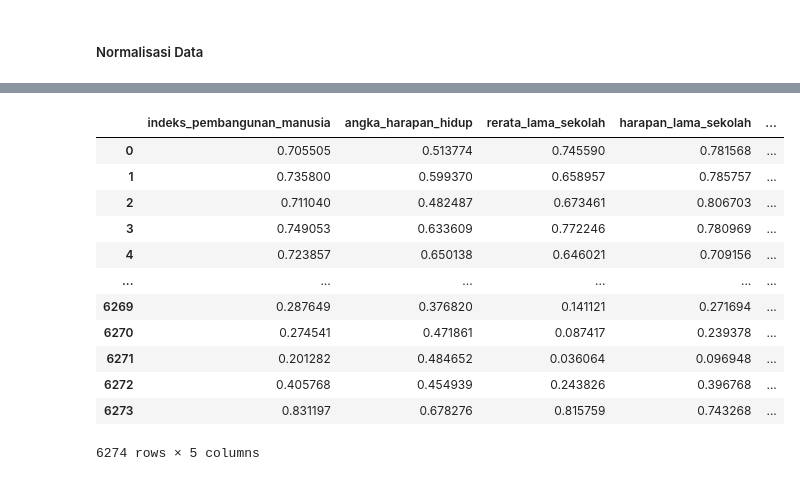
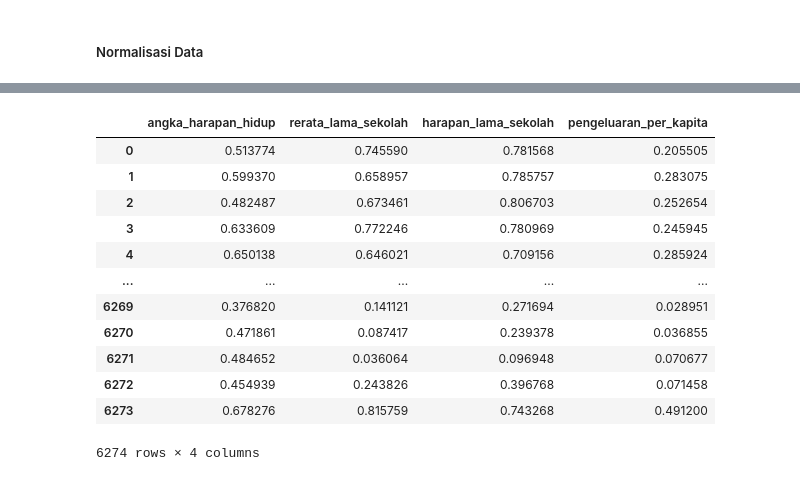
Before and after one commit to dikkawipraa22/Project-Metode-Kecerdasan-Buatan-Lanjut, a Jupyter notebook: preprocessing.ipynb, the cells around one changed output, grey strips where cells are left out. Drawn from its saved outputs; the diff is of its cells as text; code cells hidden in the pictures.

```diff
--- a/preprocessing.ipynb
+++ b/preprocessing.ipynb
@@ -203,17 +228,17 @@ array([[0.70550539, 0.5137741 , 0.74558996, 0.78156792, 0.20550526],
-# %%
-df_data_normalized
-# %% [output]
-|  | indeks_pembangunan_manusia | angka_harapan_hidup | rerata_lama_sekolah | harapan_lama_sekolah | ... |
-| 0 | 0.705505 | 0.513774 | 0.745590 | 0.781568 | ... |
-| 1 | 0.735800 | 0.599370 | 0.658957 | 0.785757 | ... |
-| 2 | 0.711040 | 0.482487 | 0.673461 | 0.806703 | ... |
-| 3 | 0.749053 | 0.633609 | 0.772246 | 0.780969 | ... |
-| 4 | 0.723857 | 0.650138 | 0.646021 | 0.709156 | ... |
-| ... | ... | ... | ... | ... | ... |
-| 6269 | 0.287649 | 0.376820 | 0.141121 | 0.271694 | ... |
-| 6270 | 0.274541 | 0.471861 | 0.087417 | 0.239378 | ... |
-| 6271 | 0.201282 | 0.484652 | 0.036064 | 0.096948 | ... |
-| 6272 | 0.405768 | 0.454939 | 0.243826 | 0.396768 | ... |
-| 6273 | 0.831197 | 0.678276 | 0.815759 | 0.743268 | ... |
-6274 rows × 5 columns
+# %%
+df_X_normalized
+# %% [output]
+|  | angka_harapan_hidup | rerata_lama_sekolah | harapan_lama_sekolah | pengeluaran_per_kapita |
+| 0 | 0.513774 | 0.745590 | 0.781568 | 0.205505 |
+| 1 | 0.599370 | 0.658957 | 0.785757 | 0.283075 |
+| 2 | 0.482487 | 0.673461 | 0.806703 | 0.252654 |
+| 3 | 0.633609 | 0.772246 | 0.780969 | 0.245945 |
+| 4 | 0.650138 | 0.646021 | 0.709156 | 0.285924 |
+| ... | ... | ... | ... | ... |
+| 6269 | 0.376820 | 0.141121 | 0.271694 | 0.028951 |
+| 6270 | 0.471861 | 0.087417 | 0.239378 | 0.036855 |
+| 6271 | 0.484652 | 0.036064 | 0.096948 | 0.070677 |
+| 6272 | 0.454939 | 0.243826 | 0.396768 | 0.071458 |
+| 6273 | 0.678276 | 0.815759 | 0.743268 | 0.491200 |
+6274 rows × 4 columns
 # %%
```
Also changed, not shown: parts of 11 cells of this notebook.
